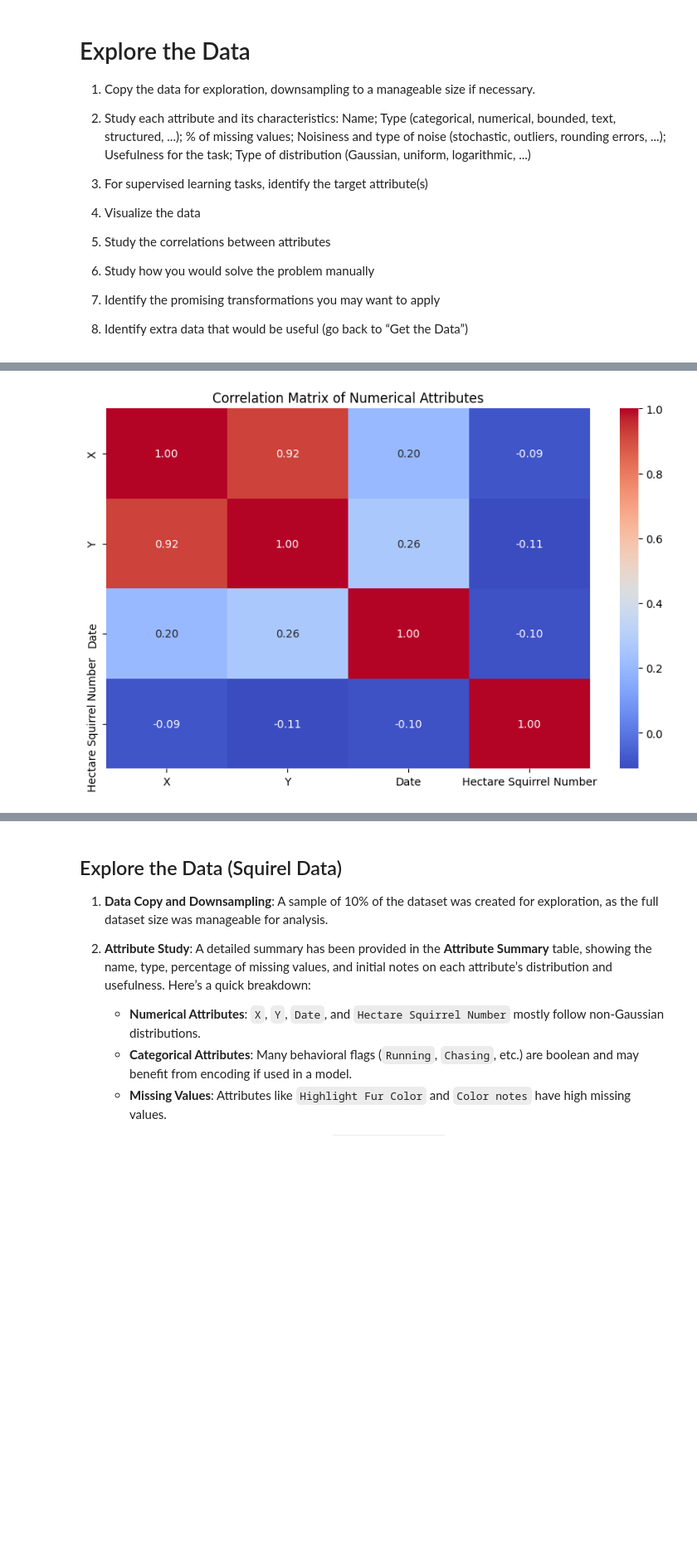
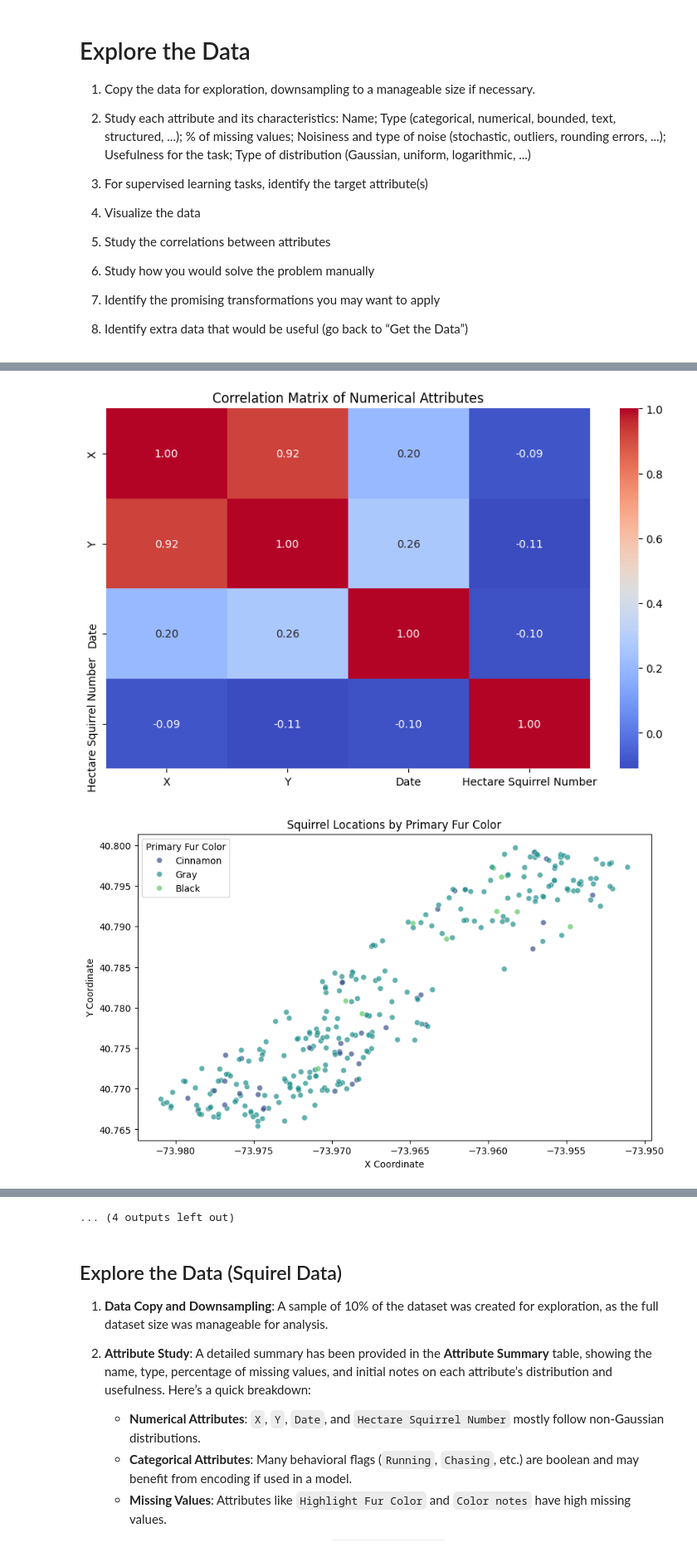
Before and after one commit to jyounes23/Nutosis, a Jupyter notebook: P2-Nutosis/Nutosis.ipynb, the cells around one changed output, grey strips where cells are left out. Shown: that part at 83% size. Drawn from its saved outputs; the diff is of its cells as text; code cells hidden in the pictures; blank space fills up the shorter version.

Commit message:
Added more distributions to the Nutosis notebook

```diff
--- a/P2-Nutosis/Nutosis.ipynb
+++ b/P2-Nutosis/Nutosis.ipynb
@@ -157,34 +157,94 @@ diseased_squirrels = pd.read_csv('diseased_squirrels.csv')
 # Downsample if necessary
 sample_squirrel_data = squirrel_data.sample(frac=0.1, random_state=42) if len(squirrel_data) > 1000 else squirrel_data
 
-# 1. Visualize distributions for numerical attributes
+# Visualize distributions for numerical attributes
 numerical_features = ['X', 'Y', 'Date', 'Hectare Squirrel Number']
 for feature in numerical_features:
     plt.figure(figsize=(8, 4))
     sns.histplot(sample_squirrel_data[feature].dropna(), kde=True)
     plt.title(f'Distribution of {feature}')
     plt.xlabel(feature)
     plt.ylabel("Frequency")
     plt.show()
 
-# 2. Visualize the distribution of "Primary Fur Color"
+# Visualize the distribution of "Primary Fur Color"
 plt.figure(figsize=(8, 4))
 sns.countplot(data=sample_squirrel_data, x="Primary Fur Color")
 plt.title('Distribution of Primary Fur Color')
 plt.xlabel("Primary Fur Color")
 plt.ylabel("Count")
 plt.show()
 
-# 3. Correlation Matrix of Numerical Attributes
+# Correlation Matrix of Numerical Attributes
 correlation_matrix = sample_squirrel_data[numerical_features].corr()
 plt.figure(figsize=(10, 6))
 sns.heatmap(correlation_matrix, annot=True, cmap="coolwarm", fmt=".2f")
 plt.title("Correlation Matrix of Numerical Attributes")
 plt.show()
+
+# Scatter plot of squirrel locations in the park (X and Y coordinates)
+plt.figure(figsize=(10, 6))
+sns.scatterplot(data=sample_squirrel_data, x="X", y="Y", hue="Primary Fur Color", alpha=0.7, palette="viridis")
+plt.title("Squirrel Locations by Primary Fur Color")
+plt.xlabel("X Coordinate")
+plt.ylabel("Y Coordinate")
+plt.legend(title="Primary Fur Color")
+plt.show()
+
+# Behavior distribution - count plots for main behavioral flags (Running, Chasing, Climbing, etc.)
+behavioral_flags = ["Running", "Chasing", "Climbing", "Eating", "Foraging"]
+for behavior in behavioral_flags:
+    plt.figure(figsize=(8, 4))
+    sns.countplot(data=sample_squirrel_data, x=behavior)
+    plt.title(f'Distribution of {behavior} Behavior')
+    plt.xlabel(behavior)
+    plt.ylabel("Count")
+    plt.show()
+
+# Fur color vs. Behavior: How often squirrels with different fur colors display certain behaviors
+# Running by Primary Fur Color
+plt.figure(figsize=(10, 6))
+sns.countplot(data=sample_squirrel_data, x="Primary Fur Color", hue="Running")
+plt.title("Running Behavior by Primary Fur Color")
+plt.xlabel("Primary Fur Color")
+plt.ylabel("Count")
+plt.legend(title="Running")
+plt.show()
+
+# Location (ground vs. above ground) distribution by Primary Fur Color
+plt.figure(figsize=(10, 6))
+sns.countplot(data=sample_squirrel_data, x="Primary Fur Color", hue="Location")
+plt.title("Location Type (Ground vs. Above Ground) by Primary Fur Color")
+plt.xlabel("Primary Fur Color")
+plt.ylabel("Count")
+plt.legend(title="Location")
+plt.show()
+
+# Age distribution - Visualize age categories to understand demographics
+plt.figure(figsize=(8, 4))
+sns.countplot(data=sample_squirrel_data, x="Age")
+plt.title("Age Distribution of Squirrels")
+plt.xlabel("Age")
+plt.ylabel("Count")
+plt.show()
+
+# Month of Observation (derived from Date) vs. Primary Fur Color
+# Convert Date column into datetime and extract month
+sample_squirrel_data['Date'] = pd.to_datetime(sample_squirrel_data['Date'], format='%m%d%Y')
+sample_squirrel_data['Month'] = sample_squirrel_data['Date'].dt.month
+
+plt.figure(figsize=(10, 6))
+sns.countplot(data=sample_squirrel_data, x="Month", hue="Primary Fur Color")
+plt.title("Observations by Month and Primary Fur Color")
+plt.xlabel("Month")
+plt.ylabel("Count")
+plt.legend(title="Primary Fur Color")
+plt.show()
 # %% [output]
 [figure]
 [figure]
 [figure]
 [figure]
 [figure]
 [figure]
+[figure, added]
@@ -191,3 +256,4 @@ plt.show()
+... (4 outputs left out)
 # %% [markdown]
 ## Explore the Data (Squirel Data)
 
```
Also changed, not shown: parts of 1 cell of this notebook.
